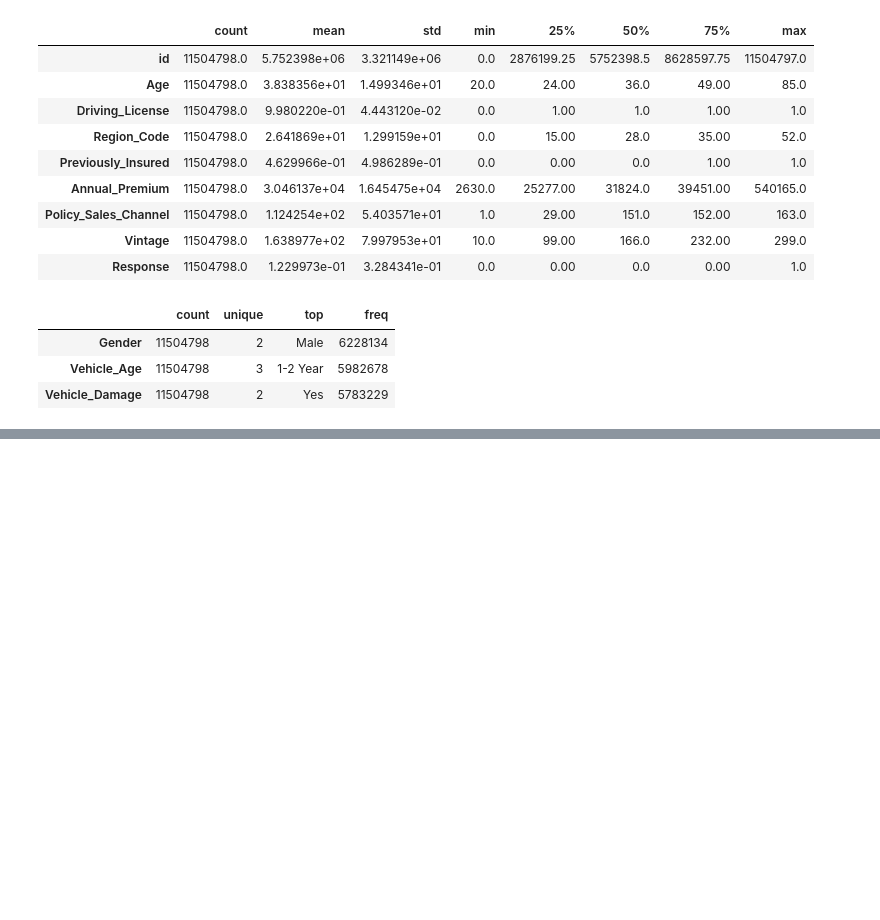
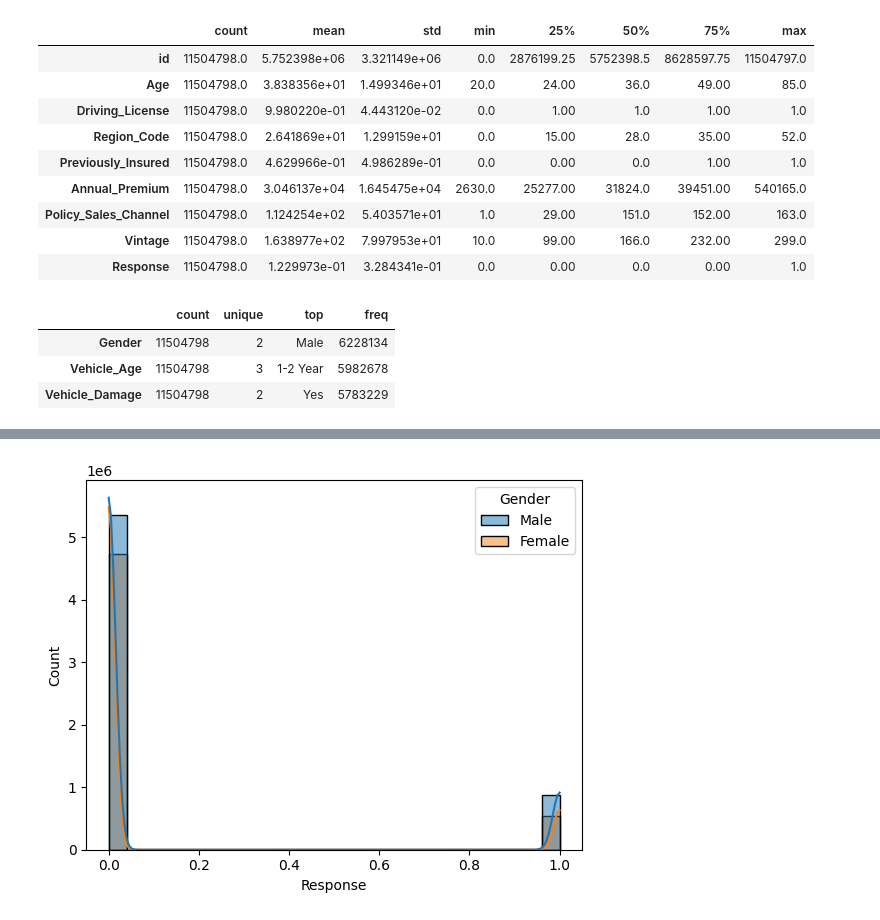
Before and after one commit to Saleep24/Insurance-cross-selling, a Jupyter notebook: insurance-cross-selling-v1.ipynb, the cells around one changed output, grey strips where cells are left out. Drawn from its saved outputs; the diff is of its cells as text; code cells hidden in the pictures; blank space fills up the shorter version.

```diff
--- a/insurance-cross-selling-v1.ipynb
+++ b/insurance-cross-selling-v1.ipynb
@@ -97,0 +119,5 @@ train_df.describe(include='object').T
+# %%
+sns.histplot(data = train_df, x = "Response", kde = True, hue = "Gender")
+plt.show()
+# %% [output]
+[figure, added]
```
Also changed, not shown: parts of 20 cells of this notebook.
